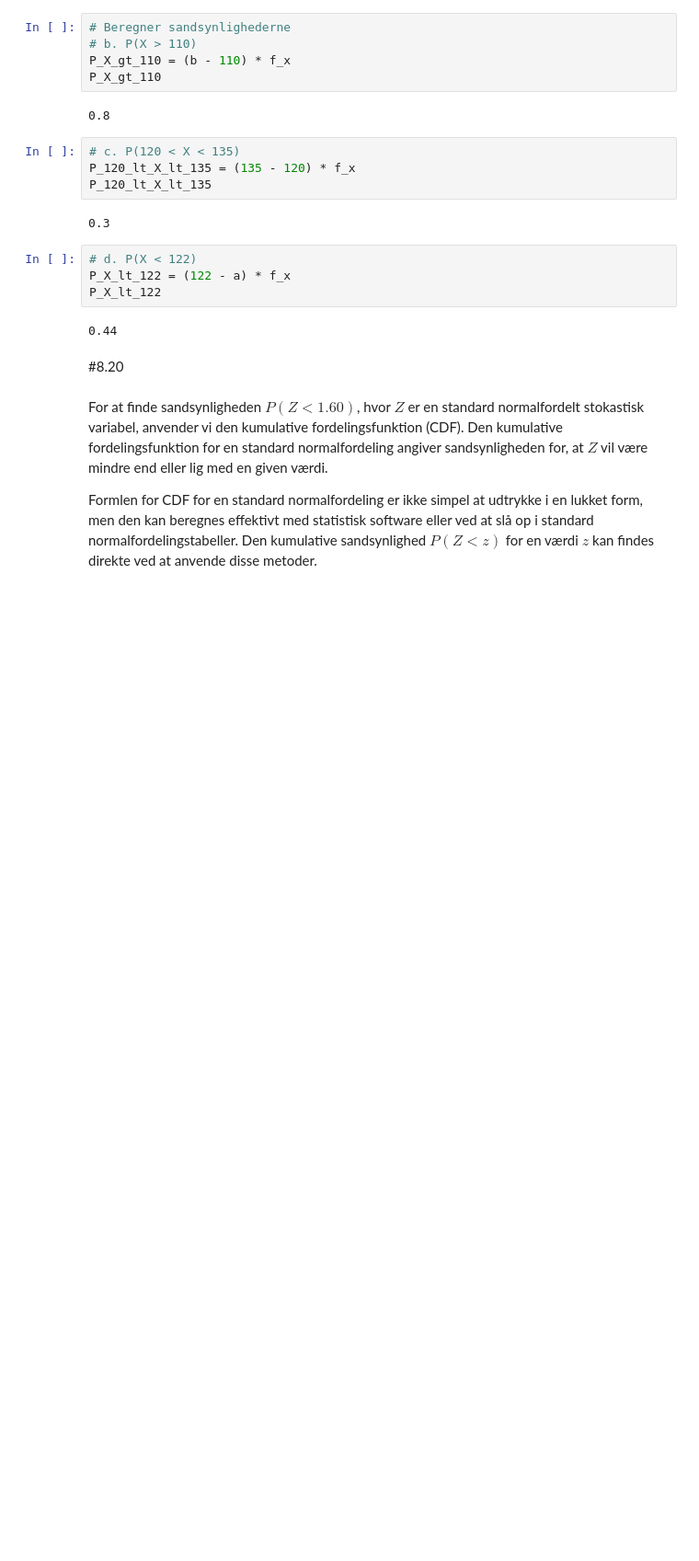
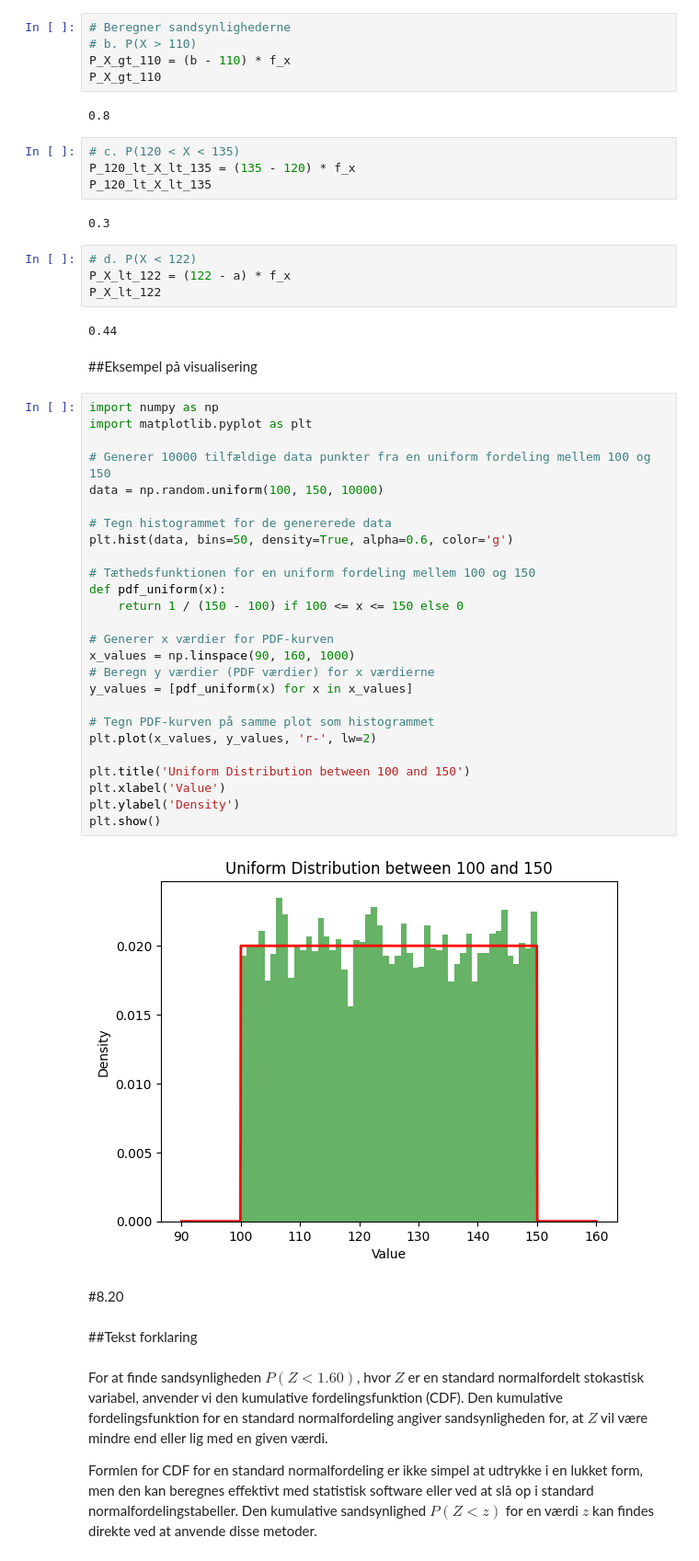
Before and after one commit to CNielsen94/Random_data_repo, a Jupyter notebook: notebooks/Distributioner_Python_løsninger.ipynb, the cells around one changed output. Shown: that part at 92% size. Drawn from its saved outputs; the diff is of its cells as text; blank space fills up the shorter version.

```diff
--- a/notebooks/Distributioner_Python_løsninger.ipynb
+++ b/notebooks/Distributioner_Python_løsninger.ipynb
@@ -69,8 +73,40 @@ P_X_lt_122 = (122 - a) * f_x
 P_X_lt_122
 # %% [output]
 0.44
+# %% [markdown]
+##Eksempel på visualisering
+# %%
+import numpy as np
+import matplotlib.pyplot as plt
+
+# Generer 10000 tilfældige data punkter fra en uniform fordeling mellem 100 og 150
+data = np.random.uniform(100, 150, 10000)
+
+# Tegn histogrammet for de genererede data
+plt.hist(data, bins=50, density=True, alpha=0.6, color='g')
+
+# Tæthedsfunktionen for en uniform fordeling mellem 100 og 150
+def pdf_uniform(x):
+    return 1 / (150 - 100) if 100 <= x <= 150 else 0
+
+# Generer x værdier for PDF-kurven
+x_values = np.linspace(90, 160, 1000)
+# Beregn y værdier (PDF værdier) for x værdierne
+y_values = [pdf_uniform(x) for x in x_values]
+
+# Tegn PDF-kurven på samme plot som histogrammet
+plt.plot(x_values, y_values, 'r-', lw=2)
+
+plt.title('Uniform Distribution between 100 and 150')
+plt.xlabel('Value')
+plt.ylabel('Density')
+plt.show()
+# %% [output]
+[figure, added]
 # %% [markdown]
 #8.20
+# %% [markdown]
+##Tekst forklaring
 # %% [markdown]
 For at finde sandsynligheden $P(Z < 1.60)$, hvor $Z$ er en standard normalfordelt stokastisk variabel, anvender vi den kumulative fordelingsfunktion (CDF). Den kumulative fordelingsfunktion for en standard normalfordeling angiver sandsynligheden for, at $Z$ vil være mindre end eller lig med en given værdi.
 
```
Also changed, not shown: parts of 30 cells of this notebook.
